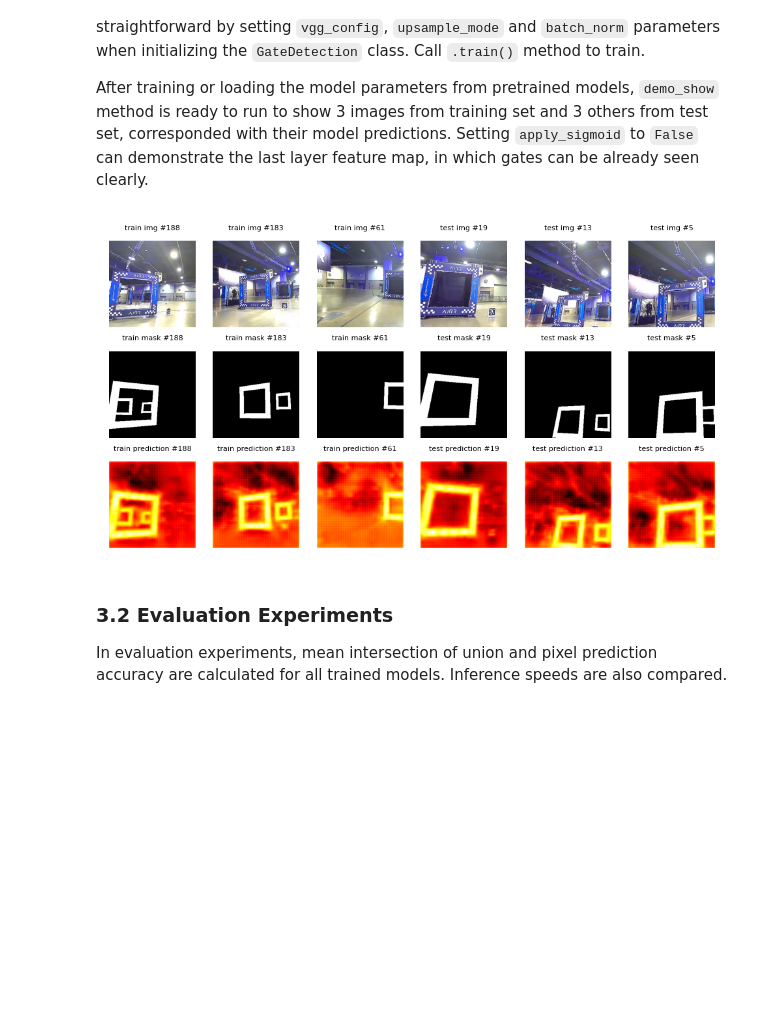
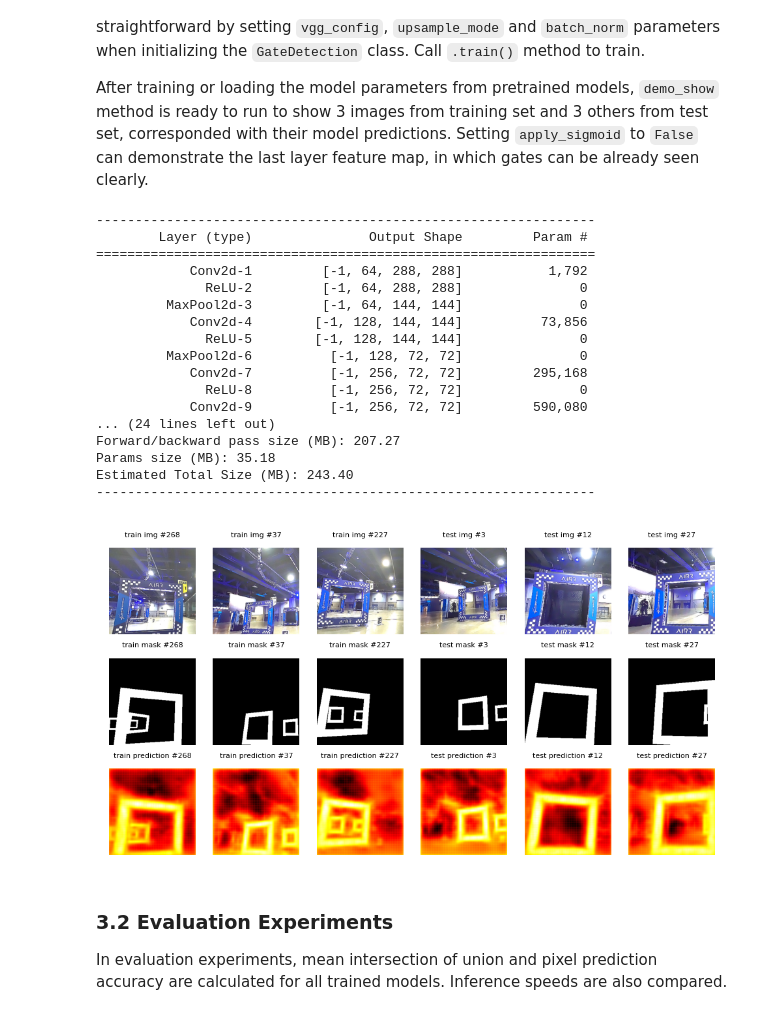
Before and after one commit to chengliu-LR/gate-detection-FCN, a Jupyter notebook: gate_semseg_drone_racing.ipynb, the cells around one changed output. Drawn from its saved outputs; the diff is of its cells as text; code cells hidden in the pictures; blank space fills up the shorter version.

```diff
--- a/gate_semseg_drone_racing.ipynb
+++ b/gate_semseg_drone_racing.ipynb
@@ -467,17 +467,34 @@ After training or loading the model parameters from pretrained models, `demo_sho
 # %%
 def gate_detect_init(vgg_config, upsample_mode, batch_norm, print_summary=False, pretrained=True):
     return GateDetection(vgg_config=vgg_config, upsample_mode=upsample_mode,
                                 batch_norm=batch_norm, num_epoch=1000,
                                 train_set=train_set, test_set=test_set,
                                 train_loader=train_loader, test_loader=test_loader,
                                 print_summary=print_summary, pretrained=pretrained)
 
 #gate_detection.train()
-gate_detection = gate_detect_init('vgg-5', '8s', False)
+gate_detection = gate_detect_init('vgg-11', '8s', False, True)
 gate_detection.demo_show(apply_sigmoid=False)
 #gate_detection.inference_speed()
 # %% [output]
+----------------------------------------------------------------
+        Layer (type)               Output Shape         Param #
+================================================================
+            Conv2d-1         [-1, 64, 288, 288]           1,792
+              ReLU-2         [-1, 64, 288, 288]               0
+         MaxPool2d-3         [-1, 64, 144, 144]               0
+            Conv2d-4        [-1, 128, 144, 144]          73,856
+              ReLU-5        [-1, 128, 144, 144]               0
+         MaxPool2d-6          [-1, 128, 72, 72]               0
+            Conv2d-7          [-1, 256, 72, 72]         295,168
+              ReLU-8          [-1, 256, 72, 72]               0
+            Conv2d-9          [-1, 256, 72, 72]         590,080
+... (24 lines left out)
+Forward/backward pass size (MB): 207.27
+Params size (MB): 35.18
+Estimated Total Size (MB): 243.40
+----------------------------------------------------------------
-[figure, old version]
+[figure, new version]
 # %% [markdown]
 ### 3.2 Evaluation Experiments
 In evaluation experiments, mean intersection of union and pixel prediction accuracy are calculated for all trained models. Inference speeds are also compared.
```
Also changed, not shown: parts of 1 cell of this notebook.
